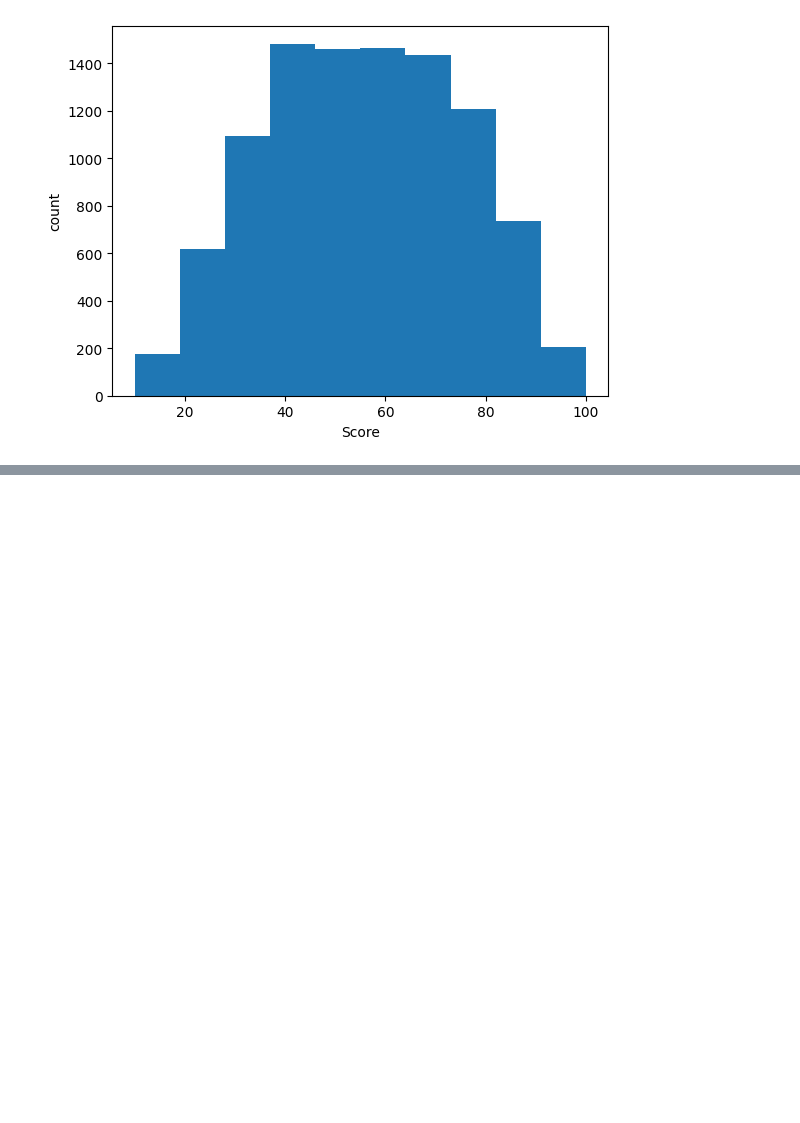
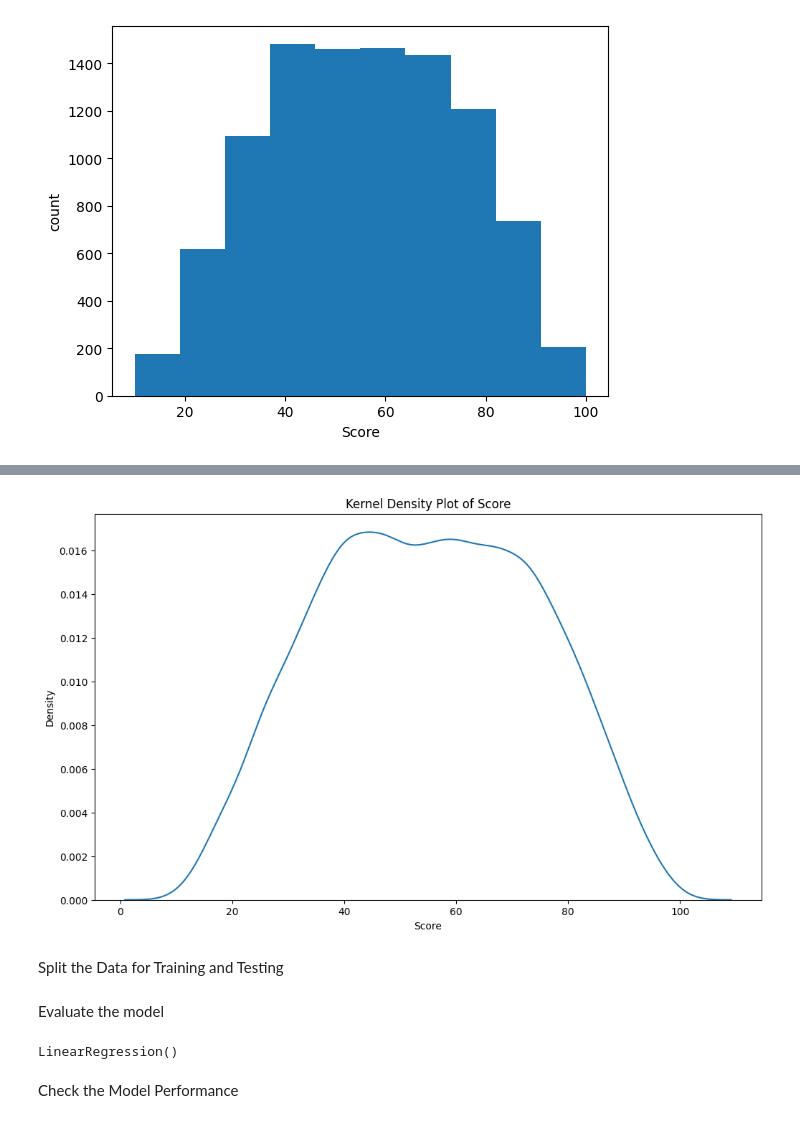
Before and after one commit to kumar-kiran-24/Student-Score-Prediction-Linear-Regression, a Jupyter notebook: src/student_score.ipynb, the cells around one changed output, grey strips where cells are left out. Saved outputs shown, nothing was run; the diff lists cells and outputs as text; code cells hidden in the pictures; blank space fills up the shorter version.

Commit message:
separate the train and test and create the model

```diff
--- a/src/student_score.ipynb
+++ b/src/student_score.ipynb
@@ -110,0 +123,11 @@ plt.show()
+# %%
+plt.figure(figsize=(12,7))
+sns.kdeplot(data=new_data,x="Score")
+plt.xlabel("Score")
+plt.ylabel("Density")
+plt.title("Kernel Density Plot of Score")
+plt.show()
+# %% [output]
+[figure, added]
+# %% [markdown]
+Split the Data for Training and Testing
@@ -110,0 +136,9 @@ plt.show()
+# %% [markdown]
+Evaluate the model
+# %%
+model=LinearRegression()
+model.fit(x_train,y_train)
+# %% [output]
+LinearRegression()
+# %% [markdown]
+Check the Model Performance
```
Also changed, not shown: parts of 4 cells of this notebook.
